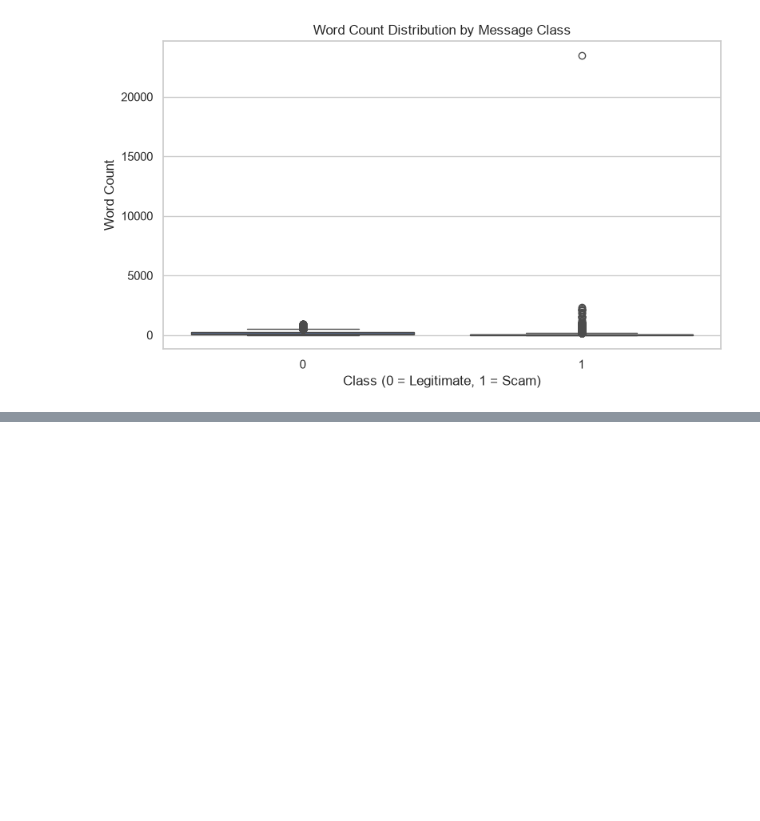
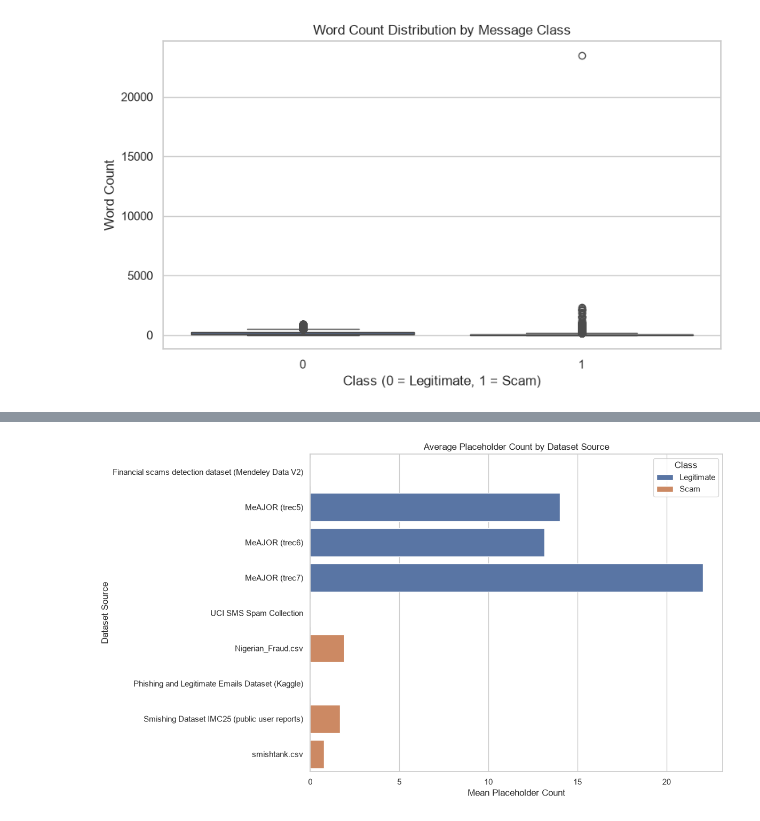
Before and after one commit to Supan-Roy/financial-scam-analysis, a Jupyter notebook: notebooks/01_dataset_understanding.ipynb, the cells around one changed output, grey strips where cells are left out. Cells and saved outputs as stored; diff of their text form; code cells hidden in the pictures; blank space fills up the shorter version.

```diff
--- a/notebooks/01_dataset_understanding.ipynb
+++ b/notebooks/01_dataset_understanding.ipynb
@@ -317,0 +407,10 @@ plt.show()
+# %%
+# 21. Analyze placeholder counts by source and class
+
+source_placeholder_analysis = train_df.groupby(
+    ["label", "source"]
+)["placeholder_count_normalized"].agg(
+    ["count", "mean", "median"]
+).round(2)
+
+source_placeholder_analysis
@@ -317,0 +429,26 @@ plt.show()
+# %%
+# 22. Visualize placeholder frequency by source and class
+
+source_placeholder_plot = (
+    source_placeholder_analysis
+    .reset_index()
+)
+
+plt.figure(figsize=(12, 7))
+
+sns.barplot(
+    data=source_placeholder_plot,
+    x="mean",
+    y="source",
+    hue="label"
+)
+
+plt.title("Average Placeholder Count by Dataset Source")
+plt.xlabel("Mean Placeholder Count")
+plt.ylabel("Dataset Source")
+
+plt.legend(handles=plt.gca().get_legend_handles_labels()[0], title="Class", labels=["Legitimate", "Scam"])
+plt.tight_layout()
+plt.show()
+# %% [output]
+[figure, added]
```
Also changed, not shown: parts of 8 cells of this notebook.
